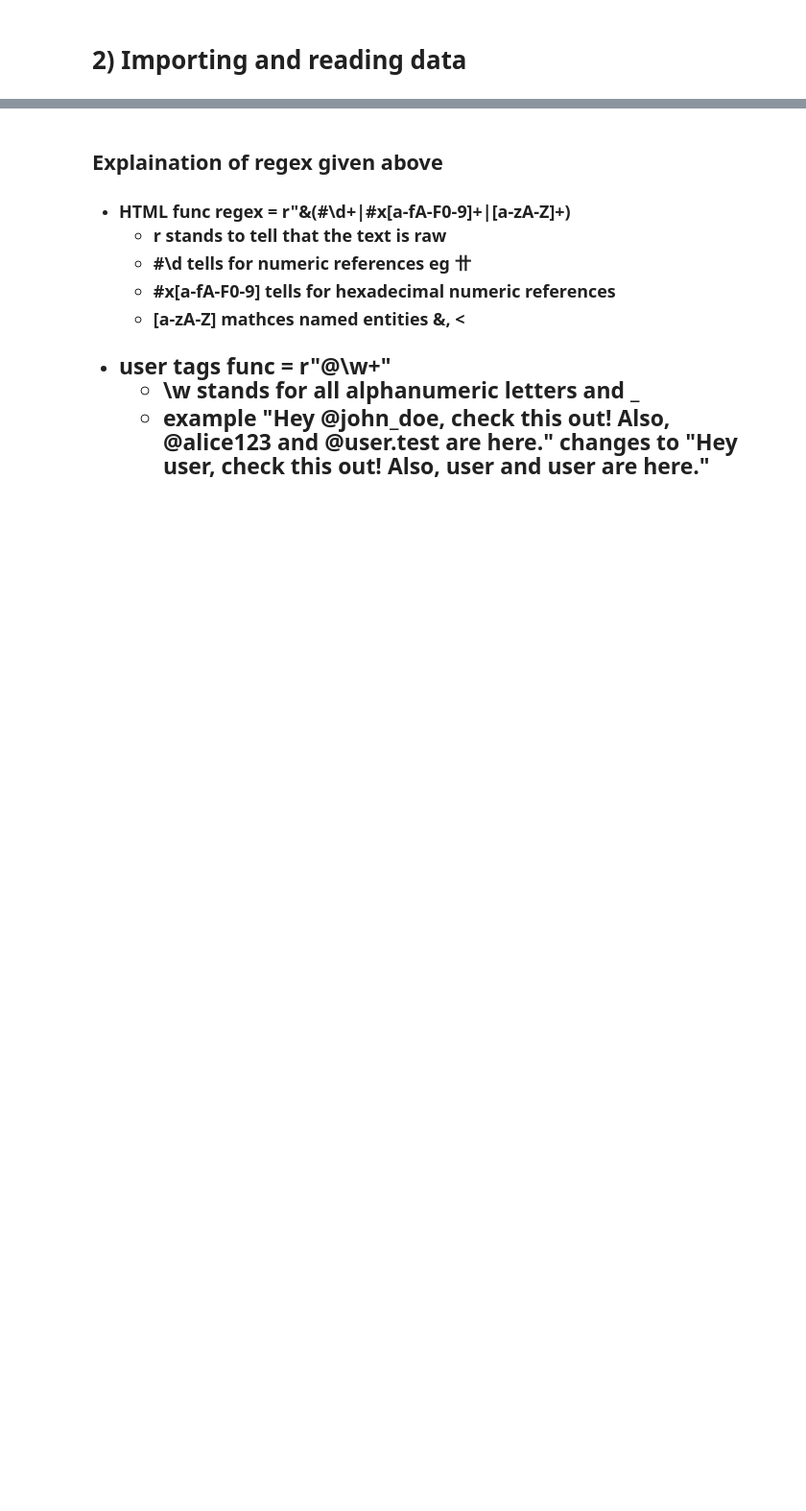
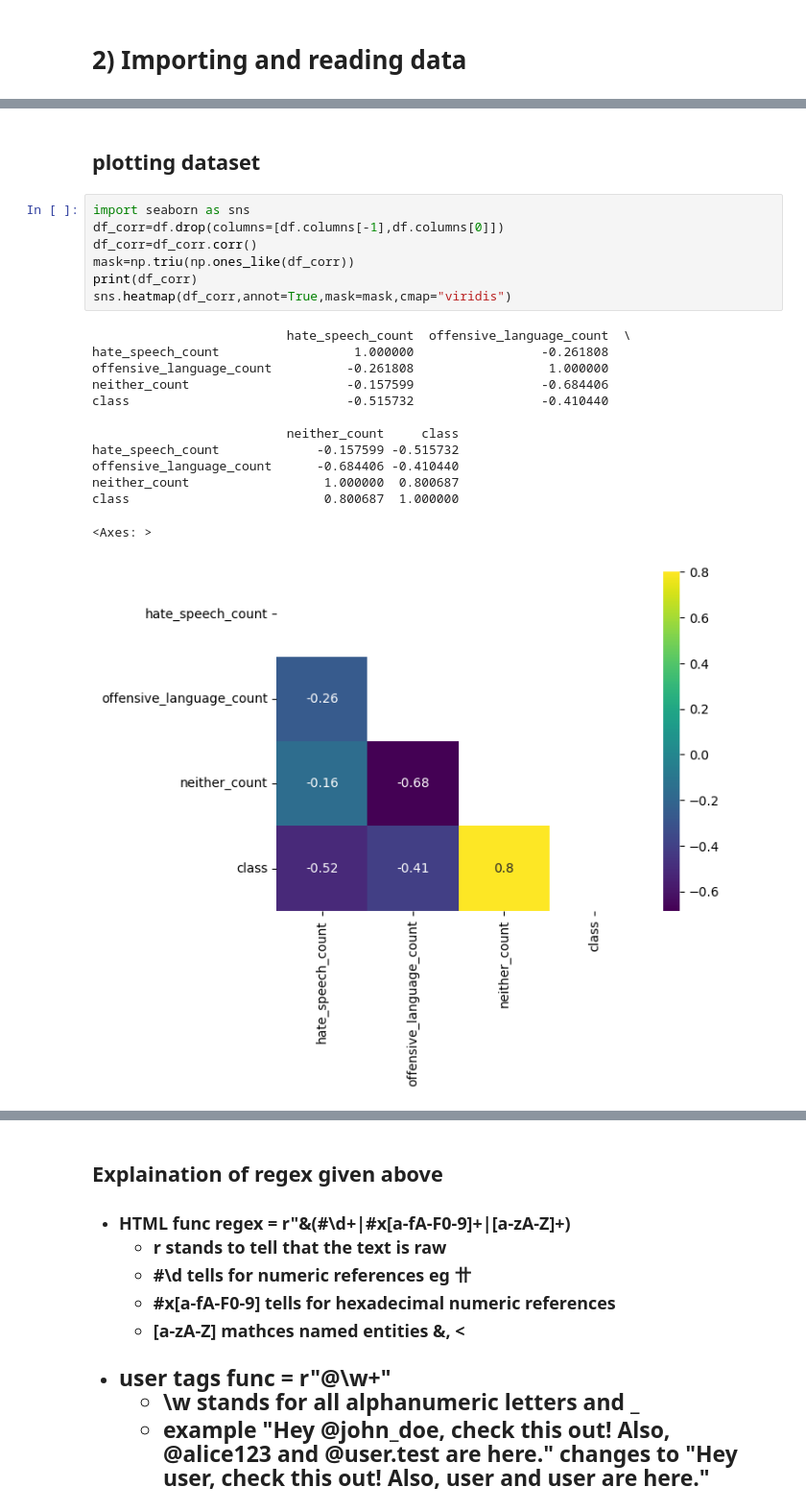
Before and after one commit to shub-codes/HateSpeechDetection, a Jupyter notebook: Hate_speech_detection.ipynb, the cells around one changed output, grey strips where cells are left out. Shown: that part at 96% size. Cells and saved outputs as stored; diff of their text form; blank space fills up the shorter version.

```diff
--- a/Hate_speech_detection.ipynb
+++ b/Hate_speech_detection.ipynb
@@ -50,2 +59,25 @@ df has 24783  rows and 6 cols
+# %% [markdown]
+<h2> plotting dataset</h2>
+# %%
+import seaborn as sns
+df_corr=df.drop(columns=[df.columns[-1],df.columns[0]])
+df_corr=df_corr.corr()
+mask=np.triu(np.ones_like(df_corr))
+print(df_corr)
+sns.heatmap(df_corr,annot=True,mask=mask,cmap="viridis")
+# %% [output]
+                          hate_speech_count  offensive_language_count  \
+hate_speech_count                  1.000000                 -0.261808
+offensive_language_count          -0.261808                  1.000000
+neither_count                     -0.157599                 -0.684406
+class                             -0.515732                 -0.410440
+
+                          neither_count     class
+hate_speech_count             -0.157599 -0.515732
+offensive_language_count      -0.684406 -0.410440
+neither_count                  1.000000  0.800687
+class                          0.800687  1.000000
+<Axes: >
+[figure, added]
 # %% [markdown]
 <h1> 3) CLEANING THE DATA USING REGULAR EXPRESSIONS </h1>
```
Also changed, not shown: parts of 8 cells of this notebook.
